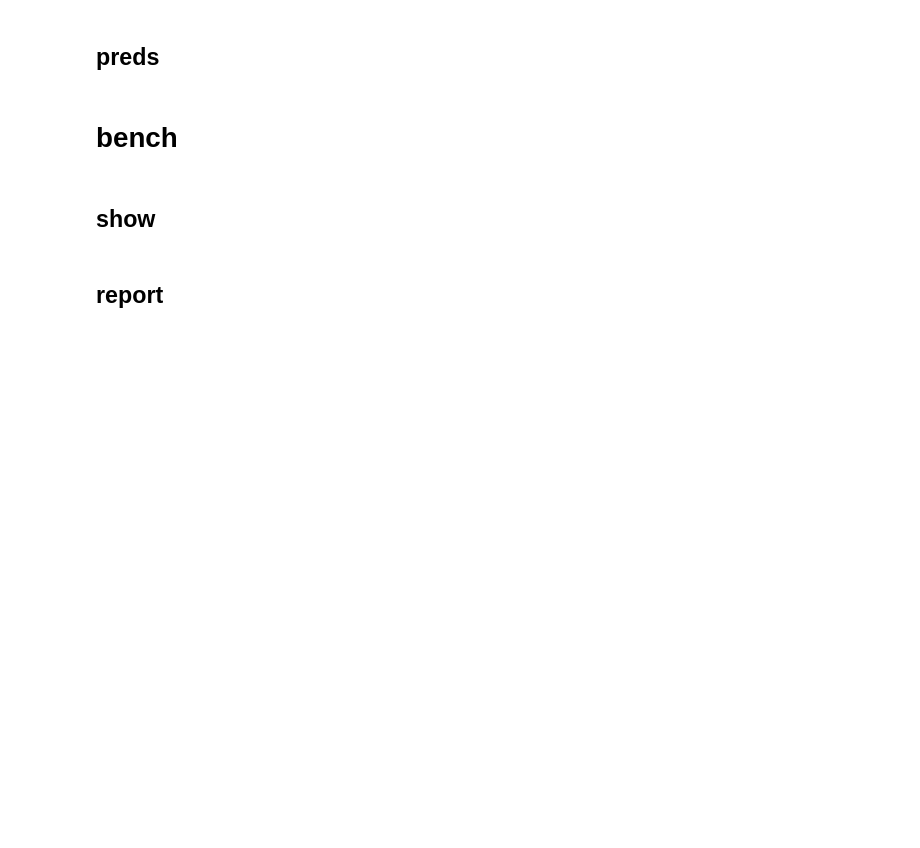
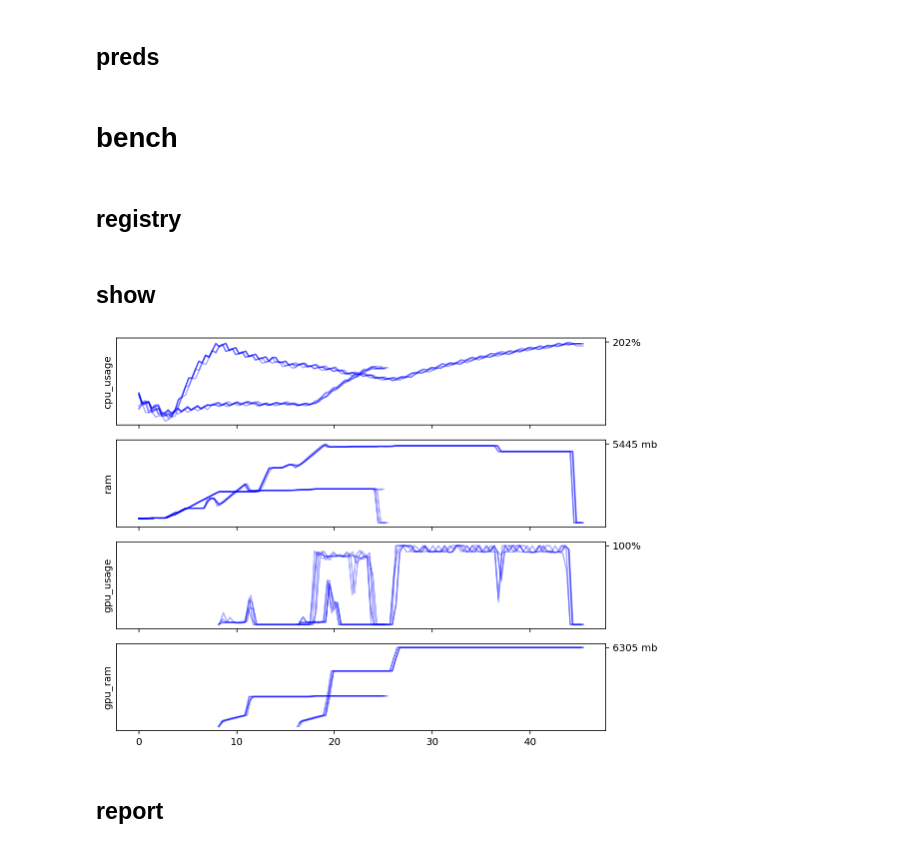
Before and after one commit to RussianNLP/MOROCCO, a Jupyter notebook: main.ipynb, the cells around one changed output. Saved outputs shown, nothing was run; the diff lists cells and outputs as text; code cells hidden in the pictures; blank space fills up the shorter version.

```diff
--- a/main.ipynb
+++ b/main.ipynb
@@ -126,3 +150,5 @@ table = show_docker_leaderboard(leaderboard, docker_scores)
 table
 # %% [markdown]
 # bench
+# %% [markdown]
+## registry
@@ -133,32 +171,34 @@ bench_registry = list(list_bench_registry())
 ## show
 # %%
 %run -n main
-# records = query_bench_registry(
-#     bench_registry,
-#     input_size=1,
-#     batch_size=1,
-# )
+records = query_bench_registry(
+    bench_registry,
+    input_size=1,
+    batch_size=1,
+)
 
 records = query_bench_registry(
     bench_registry,
     input_size=2000,
     batch_size=32,
     task=(TERRA),
     model=(RUBERT, RUGPT3_MEDIUM)
 )
 
 benches = [
     load_bench_registry(_)
     for _ in records
 ]
 
 # task=(DANETQA, PARUS, RCB, RWSD, RUSSE, TERRA, LIDIRUS)
 # task=(RUCOS, MUSERC)
 
 # model=(RUBERT, RUBERT_CONVERSATIONAL, BERT_MULTILINGUAL)
 # model=(RUGPT3_LARGE, RUGPT3_MEDIUM, RUGPT3_SMALL)
 
 show_benches(benches)
+# %% [output]
+[figure, added]
 # %% [markdown]
 ## report
 # %%
```
Also changed, not shown: parts of 15 cells of this notebook.
